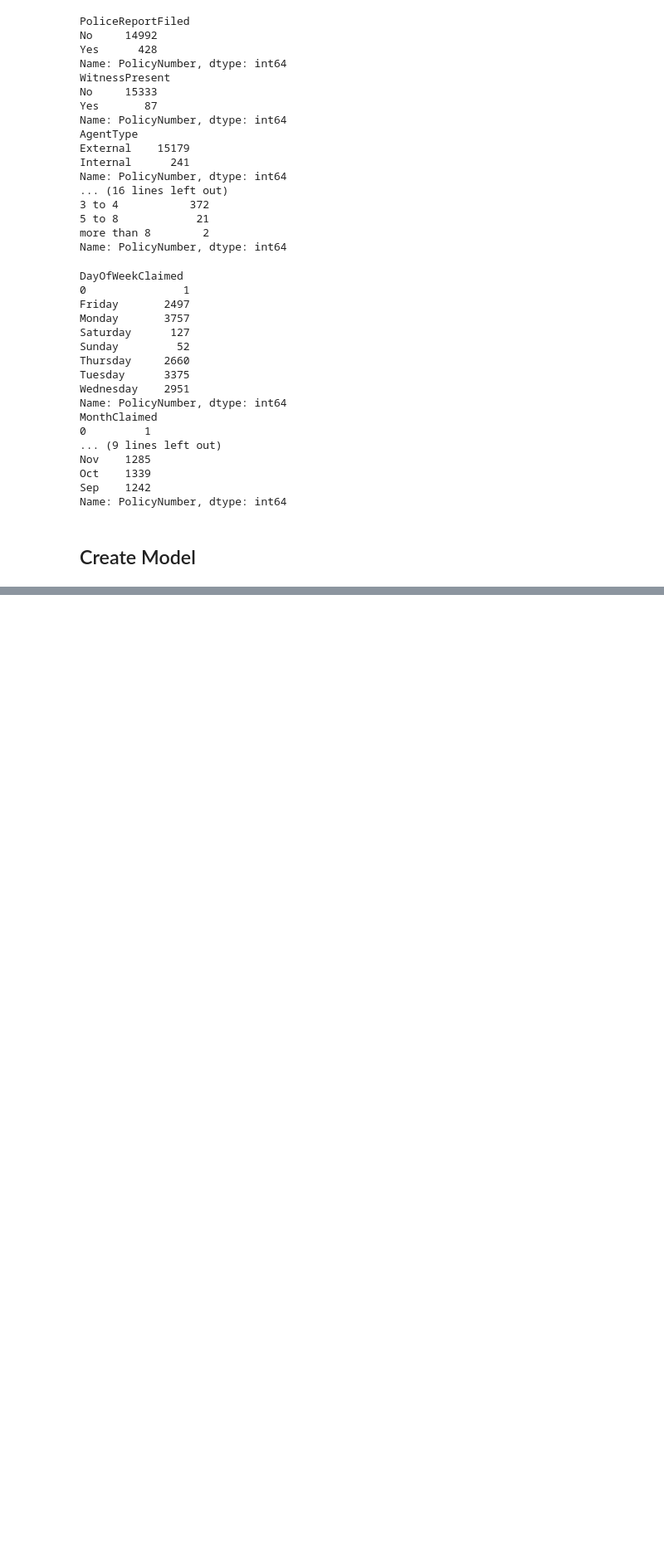
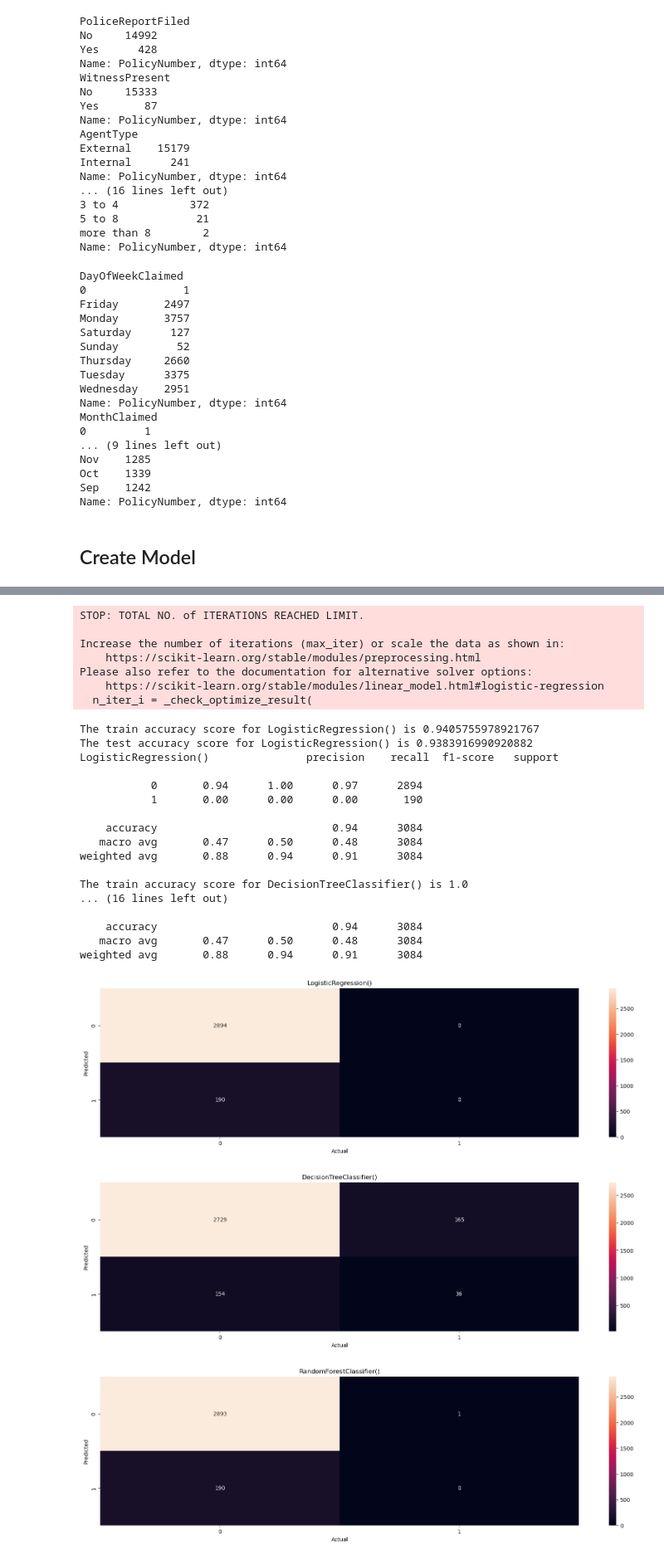
Before and after one commit to Marcos-Verdi/DA_Cls_carInsuranceFraud, a Jupyter notebook: car_insurance_fraud_analysis.ipynb, the cells around one changed output, grey strips where cells are left out. Shown at 83% size. Drawn from its saved outputs; the diff is of its cells as text; code cells hidden in the pictures; blank space fills up the shorter version.

```diff
--- a/car_insurance_fraud_analysis.ipynb
+++ b/car_insurance_fraud_analysis.ipynb
@@ -433,0 +477,54 @@ df.drop([1516],axis=0,inplace=True)
+# %%
+X = df.drop('FraudFound_P',axis=1)
+y = df['FraudFound_P']
+# %%
+x_train,x_test,y_train,y_test = train_test_split(X,y,test_size=0.2,random_state=0)
+# %%
+lg_cls = LogisticRegression()
+dt_cls = DecisionTreeClassifier()
+rf_cls = RandomForestClassifier()
+sv_cls = SVC()
+# %%
+classifiers = [lg_cls,dt_cls,rf_cls]
+# %%
+for c in classifiers:
+    c.fit(x_train,y_train)
+    pred1 = c.predict(x_train)
+    pred2 = c.predict(x_test)
+    cm = confusion_matrix(y_test,pred2)
+    plt.figure(figsize=(20,5))
+    sns.heatmap(cm,annot=True,fmt='g')
+    plt.xlabel("Actual")
+    plt.ylabel("Predicted")
+    plt.title(c)
+    print("The train accuracy score for",c,"is",accuracy_score(y_train,pred1))
+    print("The test accuracy score for",c,"is",accuracy_score(y_test,pred2))
+    print(c,classification_report(y_test,pred2))
+# %% [output]
+STOP: TOTAL NO. of ITERATIONS REACHED LIMIT.
+
+Increase the number of iterations (max_iter) or scale the data as shown in:
+    https://scikit-learn.org/stable/modules/preprocessing.html
+Please also refer to the documentation for alternative solver options:
+    https://scikit-learn.org/stable/modules/linear_model.html#logistic-regression
+  n_iter_i = _check_optimize_result(
+The train accuracy score for LogisticRegression() is 0.9405755978921767
+The test accuracy score for LogisticRegression() is 0.9383916990920882
+LogisticRegression()               precision    recall  f1-score   support
+
+           0       0.94      1.00      0.97      2894
+           1       0.00      0.00      0.00       190
+
+    accuracy                           0.94      3084
+   macro avg       0.47      0.50      0.48      3084
+weighted avg       0.88      0.94      0.91      3084
+
+The train accuracy score for DecisionTreeClassifier() is 1.0
+... (16 lines left out)
+
+    accuracy                           0.94      3084
+   macro avg       0.47      0.50      0.48      3084
+weighted avg       0.88      0.94      0.91      3084
+[figure, added]
+[figure, added]
+[figure, added]
```
Also changed, not shown: parts of 7 cells of this notebook.
